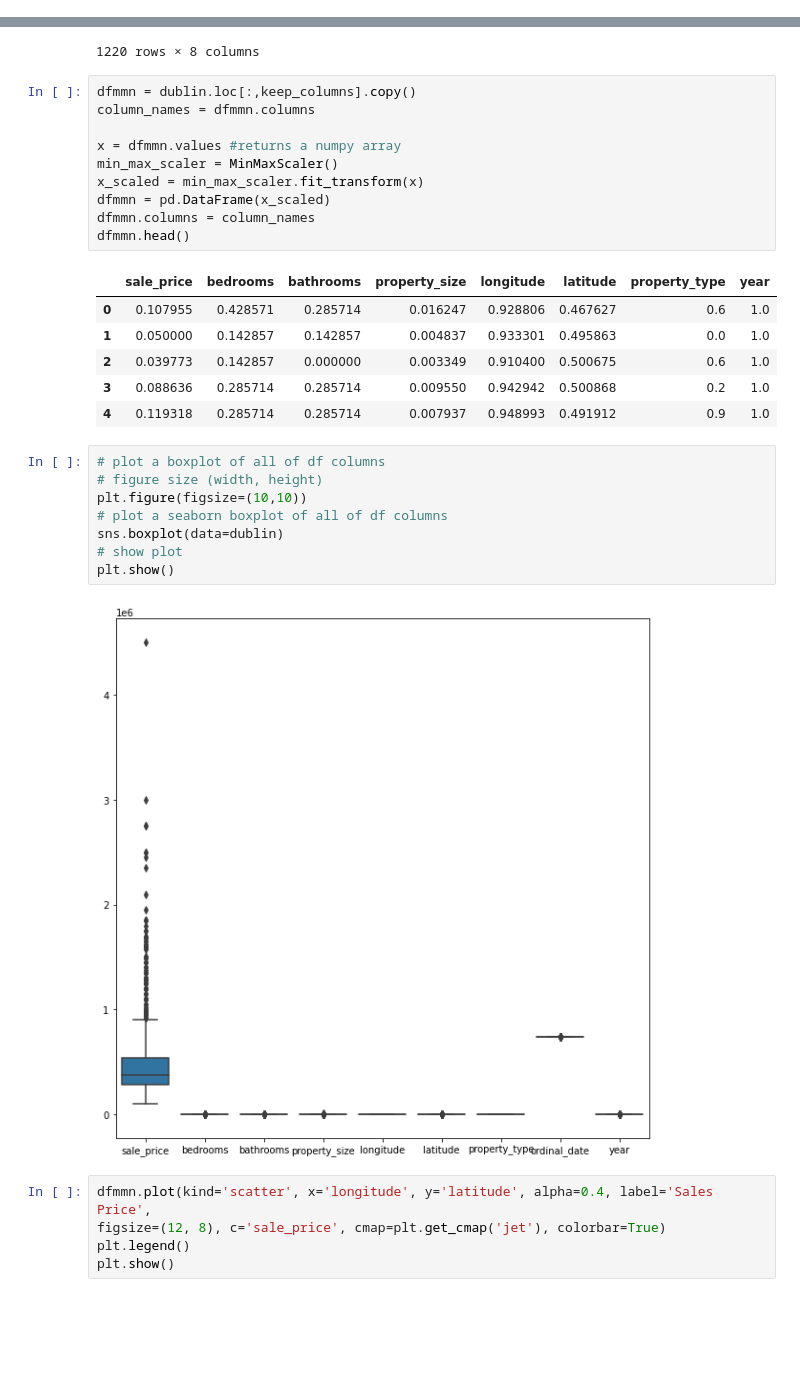
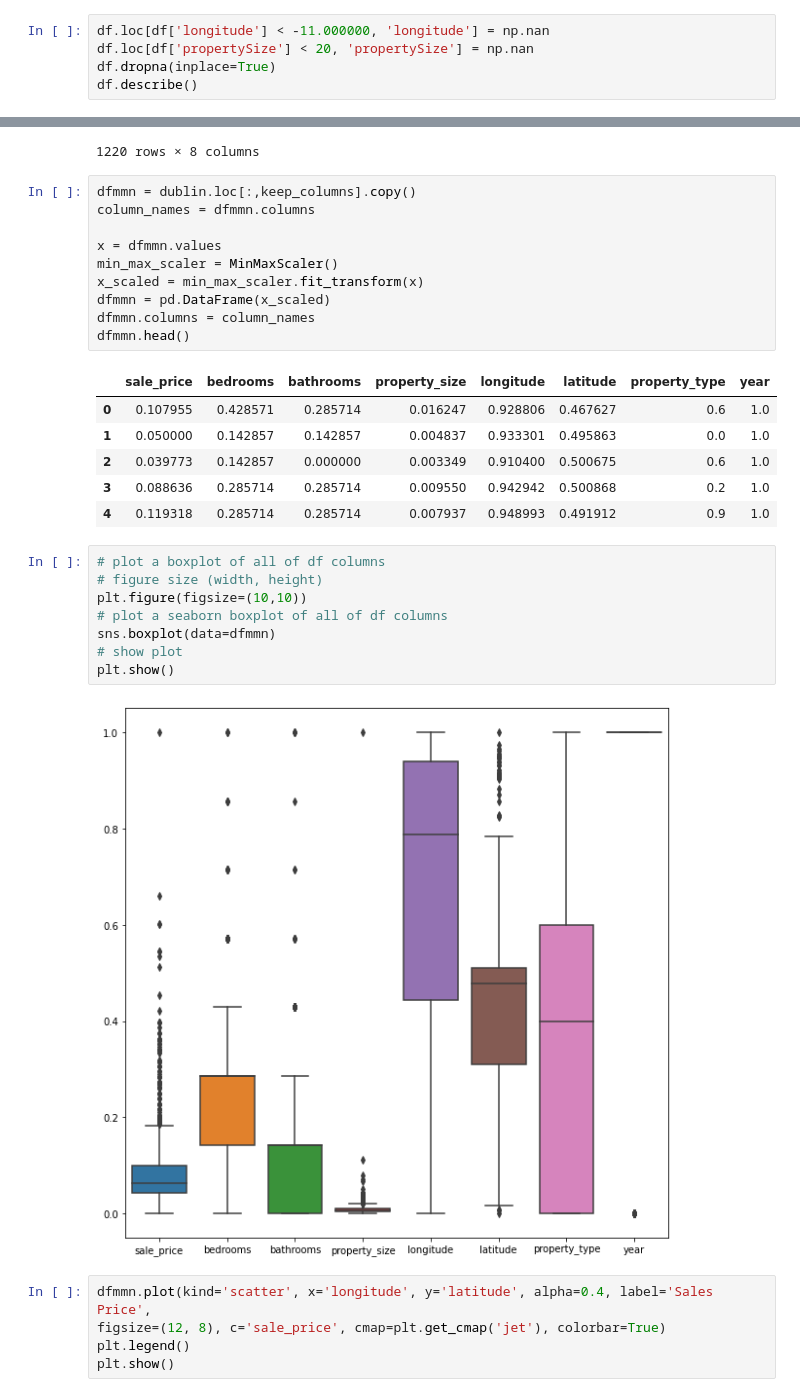
Before and after one commit to raulFuzita/cct-4-year, a Jupyter notebook: problem_solving_for_industry.ipynb, the cells around one changed output, grey strips where cells are left out. Cells and saved outputs as stored; diff of their text form; blank space fills up the shorter version.

```diff
--- a/problem_solving_for_industry.ipynb
+++ b/problem_solving_for_industry.ipynb
@@ -167,0 +194,5 @@ df.duplicated().sum()
+# %%
+df.loc[df['longitude'] < -11.000000, 'longitude'] = np.nan
+df.loc[df['propertySize'] < 20, 'propertySize'] = np.nan
+df.dropna(inplace=True)
+df.describe()
@@ -275,7 +320,7 @@ dublin.loc[:,keep_columns]
 dfmmn = dublin.loc[:,keep_columns].copy()
 column_names = dfmmn.columns
 
-x = dfmmn.values #returns a numpy array
+x = dfmmn.values
 min_max_scaler = MinMaxScaler()
 x_scaled = min_max_scaler.fit_transform(x)
 dfmmn = pd.DataFrame(x_scaled)
@@ -291,13 +336,13 @@ dfmmn.head()
 # %%
 # plot a boxplot of all of df columns
 # figure size (width, height)
 plt.figure(figsize=(10,10))
 # plot a seaborn boxplot of all of df columns
-sns.boxplot(data=dublin)
+sns.boxplot(data=dfmmn)
 # show plot
 plt.show()
 # %% [output]
-[figure, old version]
+[figure, new version]
 # %%
 dfmmn.plot(kind='scatter', x='longitude', y='latitude', alpha=0.4, label='Sales Price',
 figsize=(12, 8), c='sale_price', cmap=plt.get_cmap('jet'), colorbar=True)
```
Also changed, not shown: parts of 62 cells of this notebook.
